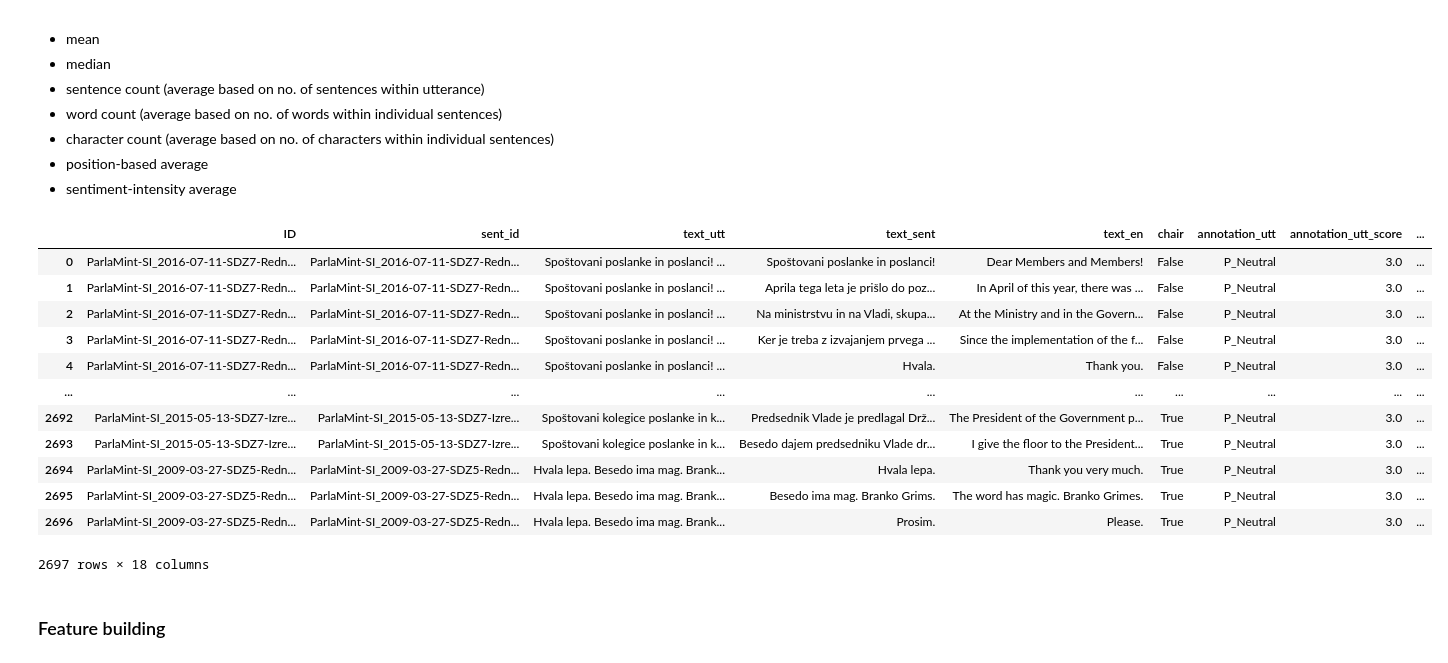
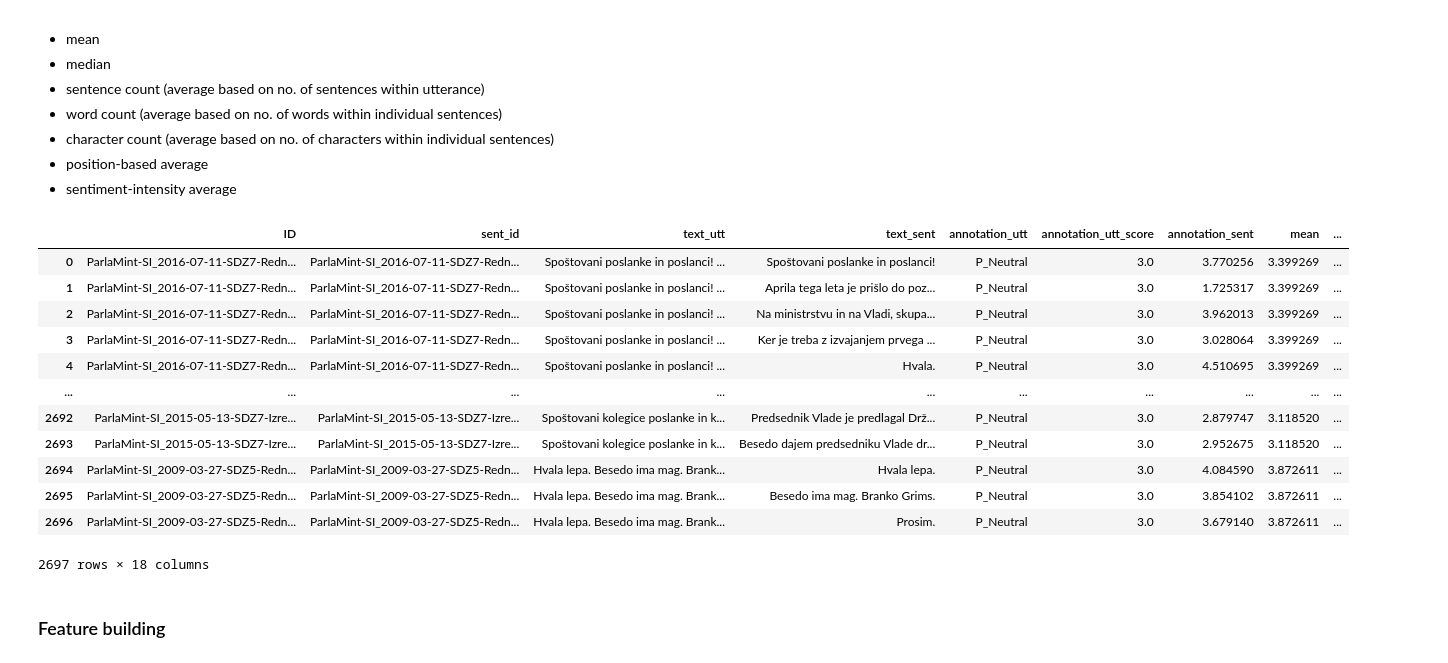
Before and after one commit to katjameden/ParlaMint_Sentiment, a Jupyter notebook: Aggregation/Notebooks/Testing_methods.ipynb, the cells around one changed output. Saved outputs shown, nothing was run; the diff lists cells and outputs as text; code cells hidden in the pictures.

```diff
--- a/Aggregation/Notebooks/Testing_methods.ipynb
+++ b/Aggregation/Notebooks/Testing_methods.ipynb
@@ -12,3 +12,7 @@ df.head()
 | 2 | ParlaMint-SI_2016-07-11-SDZ7-Redn... | ParlaMint-SI_2016-07-11-SDZ7-Redn... | Spoštovani poslanke in poslanci! ... | Na ministrstvu in na Vladi, skupa... | At the Ministry and in the Govern... | False | P_Neutral | 3.0 | ... |
 | 3 | ParlaMint-SI_2016-07-11-SDZ7-Redn... | ParlaMint-SI_2016-07-11-SDZ7-Redn... | Spoštovani poslanke in poslanci! ... | Ker je treba z izvajanjem prvega ... | Since the implementation of the f... | False | P_Neutral | 3.0 | ... |
 | 4 | ParlaMint-SI_2016-07-11-SDZ7-Redn... | ParlaMint-SI_2016-07-11-SDZ7-Redn... | Spoštovani poslanke in poslanci! ... | Hvala. | Thank you. | False | P_Neutral | 3.0 | ... |
+# %%
+df = df.drop(columns=['text_en', 'chair', 'metadata'])
+df.head()
+len(df)
@@ -63,22 +92,24 @@ def char_avg(df: pd.DataFrame, id_col: str, sent_col: str, annotation_col: str)
 # %%
 df = count_avg(df, id_col='ID', sent_col='sent_id', annotation_col='annotation_sent')
 df = word_avg(df, id_col='ID', sent_col='sent_id', annotation_col='annotation_sent')
 df = char_avg(df, id_col='ID', sent_col='sent_id', annotation_col='annotation_sent')
+df = position_avg(df, id_col='ID', sent_col='sent_id', annotation_col='annotation_sent')
+df = intensity_avg(df, id_col='ID', sent_col='sent_id', annotation_col='annotation_sent')
 
 df
 # %% [output]
-|  | ID | sent_id | text_utt | text_sent | text_en | chair | annotation_utt | annotation_utt_score | ... |
-| 0 | ParlaMint-SI_2016-07-11-SDZ7-Redn... | ParlaMint-SI_2016-07-11-SDZ7-Redn... | Spoštovani poslanke in poslanci! ... | Spoštovani poslanke in poslanci! | Dear Members and Members! | False | P_Neutral | 3.0 | ... |
-| 1 | ParlaMint-SI_2016-07-11-SDZ7-Redn... | ParlaMint-SI_2016-07-11-SDZ7-Redn... | Spoštovani poslanke in poslanci! ... | Aprila tega leta je prišlo do poz... | In April of this year, there was ... | False | P_Neutral | 3.0 | ... |
-| 2 | ParlaMint-SI_2016-07-11-SDZ7-Redn... | ParlaMint-SI_2016-07-11-SDZ7-Redn... | Spoštovani poslanke in poslanci! ... | Na ministrstvu in na Vladi, skupa... | At the Ministry and in the Govern... | False | P_Neutral | 3.0 | ... |
-| 3 | ParlaMint-SI_2016-07-11-SDZ7-Redn... | ParlaMint-SI_2016-07-11-SDZ7-Redn... | Spoštovani poslanke in poslanci! ... | Ker je treba z izvajanjem prvega ... | Since the implementation of the f... | False | P_Neutral | 3.0 | ... |
-| 4 | ParlaMint-SI_2016-07-11-SDZ7-Redn... | ParlaMint-SI_2016-07-11-SDZ7-Redn... | Spoštovani poslanke in poslanci! ... | Hvala. | Thank you. | False | P_Neutral | 3.0 | ... |
+|  | ID | sent_id | text_utt | text_sent | annotation_utt | annotation_utt_score | annotation_sent | mean | ... |
+| 0 | ParlaMint-SI_2016-07-11-SDZ7-Redn... | ParlaMint-SI_2016-07-11-SDZ7-Redn... | Spoštovani poslanke in poslanci! ... | Spoštovani poslanke in poslanci! | P_Neutral | 3.0 | 3.770256 | 3.399269 | ... |
+| 1 | ParlaMint-SI_2016-07-11-SDZ7-Redn... | ParlaMint-SI_2016-07-11-SDZ7-Redn... | Spoštovani poslanke in poslanci! ... | Aprila tega leta je prišlo do poz... | P_Neutral | 3.0 | 1.725317 | 3.399269 | ... |
+| 2 | ParlaMint-SI_2016-07-11-SDZ7-Redn... | ParlaMint-SI_2016-07-11-SDZ7-Redn... | Spoštovani poslanke in poslanci! ... | Na ministrstvu in na Vladi, skupa... | P_Neutral | 3.0 | 3.962013 | 3.399269 | ... |
+| 3 | ParlaMint-SI_2016-07-11-SDZ7-Redn... | ParlaMint-SI_2016-07-11-SDZ7-Redn... | Spoštovani poslanke in poslanci! ... | Ker je treba z izvajanjem prvega ... | P_Neutral | 3.0 | 3.028064 | 3.399269 | ... |
+| 4 | ParlaMint-SI_2016-07-11-SDZ7-Redn... | ParlaMint-SI_2016-07-11-SDZ7-Redn... | Spoštovani poslanke in poslanci! ... | Hvala. | P_Neutral | 3.0 | 4.510695 | 3.399269 | ... |
 | ... | ... | ... | ... | ... | ... | ... | ... | ... | ... |
-| 2692 | ParlaMint-SI_2015-05-13-SDZ7-Izre... | ParlaMint-SI_2015-05-13-SDZ7-Izre... | Spoštovani kolegice poslanke in k... | Predsednik Vlade je predlagal Drž... | The President of the Government p... | True | P_Neutral | 3.0 | ... |
-| 2693 | ParlaMint-SI_2015-05-13-SDZ7-Izre... | ParlaMint-SI_2015-05-13-SDZ7-Izre... | Spoštovani kolegice poslanke in k... | Besedo dajem predsedniku Vlade dr... | I give the floor to the President... | True | P_Neutral | 3.0 | ... |
-| 2694 | ParlaMint-SI_2009-03-27-SDZ5-Redn... | ParlaMint-SI_2009-03-27-SDZ5-Redn... | Hvala lepa. Besedo ima mag. Brank... | Hvala lepa. | Thank you very much. | True | P_Neutral | 3.0 | ... |
-| 2695 | ParlaMint-SI_2009-03-27-SDZ5-Redn... | ParlaMint-SI_2009-03-27-SDZ5-Redn... | Hvala lepa. Besedo ima mag. Brank... | Besedo ima mag. Branko Grims. | The word has magic. Branko Grimes. | True | P_Neutral | 3.0 | ... |
-| 2696 | ParlaMint-SI_2009-03-27-SDZ5-Redn... | ParlaMint-SI_2009-03-27-SDZ5-Redn... | Hvala lepa. Besedo ima mag. Brank... | Prosim. | Please. | True | P_Neutral | 3.0 | ... |
+| 2692 | ParlaMint-SI_2015-05-13-SDZ7-Izre... | ParlaMint-SI_2015-05-13-SDZ7-Izre... | Spoštovani kolegice poslanke in k... | Predsednik Vlade je predlagal Drž... | P_Neutral | 3.0 | 2.879747 | 3.118520 | ... |
+| 2693 | ParlaMint-SI_2015-05-13-SDZ7-Izre... | ParlaMint-SI_2015-05-13-SDZ7-Izre... | Spoštovani kolegice poslanke in k... | Besedo dajem predsedniku Vlade dr... | P_Neutral | 3.0 | 2.952675 | 3.118520 | ... |
+| 2694 | ParlaMint-SI_2009-03-27-SDZ5-Redn... | ParlaMint-SI_2009-03-27-SDZ5-Redn... | Hvala lepa. Besedo ima mag. Brank... | Hvala lepa. | P_Neutral | 3.0 | 4.084590 | 3.872611 | ... |
+| 2695 | ParlaMint-SI_2009-03-27-SDZ5-Redn... | ParlaMint-SI_2009-03-27-SDZ5-Redn... | Hvala lepa. Besedo ima mag. Brank... | Besedo ima mag. Branko Grims. | P_Neutral | 3.0 | 3.854102 | 3.872611 | ... |
+| 2696 | ParlaMint-SI_2009-03-27-SDZ5-Redn... | ParlaMint-SI_2009-03-27-SDZ5-Redn... | Hvala lepa. Besedo ima mag. Brank... | Prosim. | P_Neutral | 3.0 | 3.679140 | 3.872611 | ... |
 2697 rows × 18 columns
 # %% [markdown]
 ### Feature building
```
Also changed, not shown: parts of 8 cells of this notebook, 2 other files.
